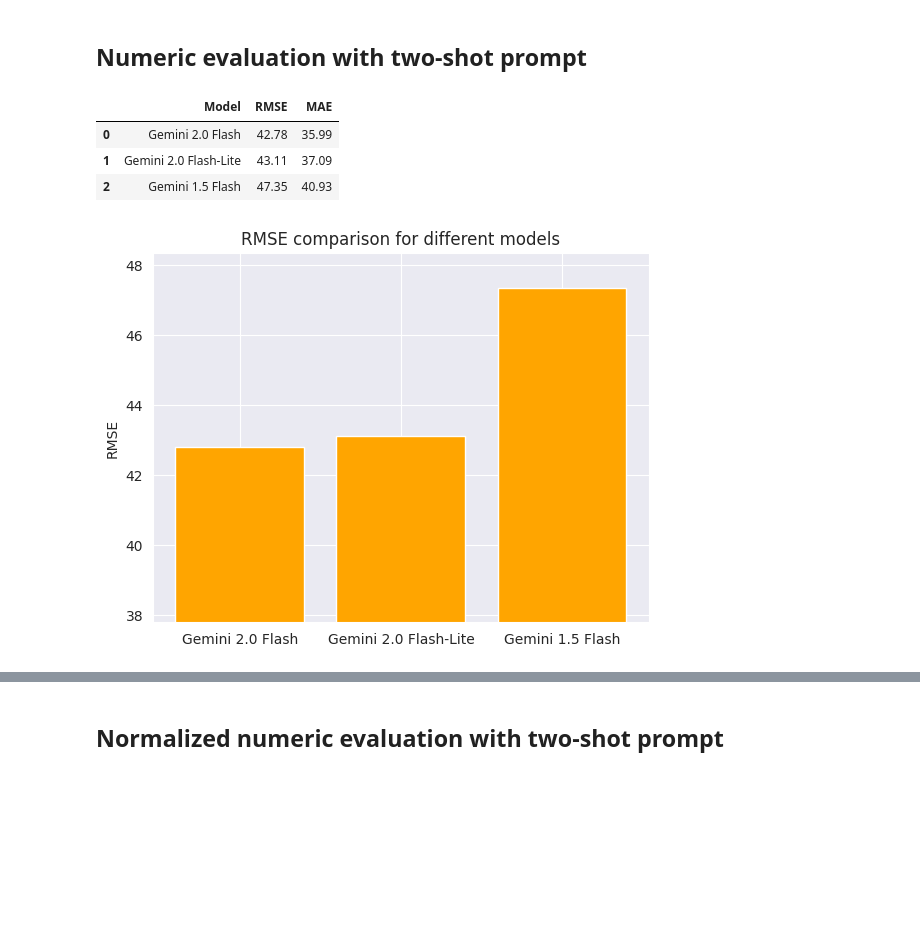
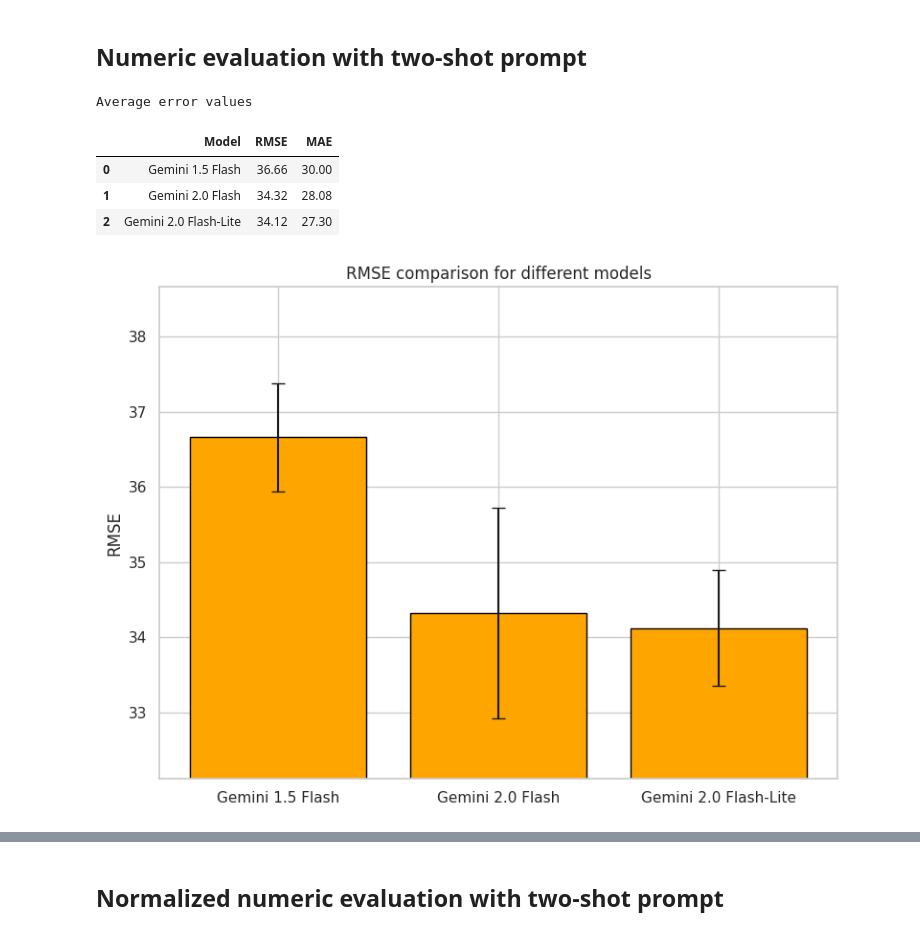
Before and after one commit to daKostych/Bachelor-Project-2025, a Jupyter notebook: llm_blog_generator/experiments/llm_blog_evaluator.ipynb, the cells around one changed output, grey strips where cells are left out. Saved outputs shown, nothing was run; the diff lists cells and outputs as text; code cells hidden in the pictures; blank space fills up the shorter version.

```diff
--- a/llm_blog_generator/experiments/llm_blog_evaluator.ipynb
+++ b/llm_blog_generator/experiments/llm_blog_evaluator.ipynb
@@ -747,20 +876,22 @@ def show_metric_heat_map(data, metric, reverse_color=True):
 # %% [markdown]
 ## Numeric evaluation with two-shot prompt
 # %%
-num_eval = {
-    'Model': ['Gemini 2.0 Flash', 'Gemini 2.0 Flash-Lite', 'Gemini 1.5 Flash'],
-    'RMSE': [flash_RMSE_val, lite_RMSE_val, flash1_RMSE_val],
-    'MAE': [flash_MAE_val, lite_MAE_val, flash1_MAE_val],
-}
-num_eval_table = pd.DataFrame(num_eval).round(2)
-num_eval_table
+num_eval_results = pd.read_csv(NUMERIC_RESULTS_PATH)
+average_num_eval_results = num_eval_results.groupby("Model").agg({
+    'RMSE': 'mean',
+    'MAE': 'mean'
+}).reset_index().round(2)
+print(f"Average error values")
+average_num_eval_results
 # %% [output]
+Average error values
 |  | Model | RMSE | MAE |
-| 0 | Gemini 2.0 Flash | 42.78 | 35.99 |
-| 1 | Gemini 2.0 Flash-Lite | 43.11 | 37.09 |
-| 2 | Gemini 1.5 Flash | 47.35 | 40.93 |
+| 0 | Gemini 1.5 Flash | 36.66 | 30.00 |
+| 1 | Gemini 2.0 Flash | 34.32 | 28.08 |
+| 2 | Gemini 2.0 Flash-Lite | 34.12 | 27.30 |
 # %%
-show_metric_bar_plot(num_eval_table["Model"], num_eval_table["RMSE"], "RMSE")
+RMSE_std = num_eval_results.groupby("Model")["RMSE"].std().reset_index().round(2)["RMSE"].tolist()
+show_metric_bar_plot(average_num_eval_results["Model"], average_num_eval_results["RMSE"], "RMSE", RMSE_std)
 # %% [output]
-[figure, old version]
+[figure, new version]
 # %%
```
Also changed, not shown: parts of 84 cells of this notebook.
